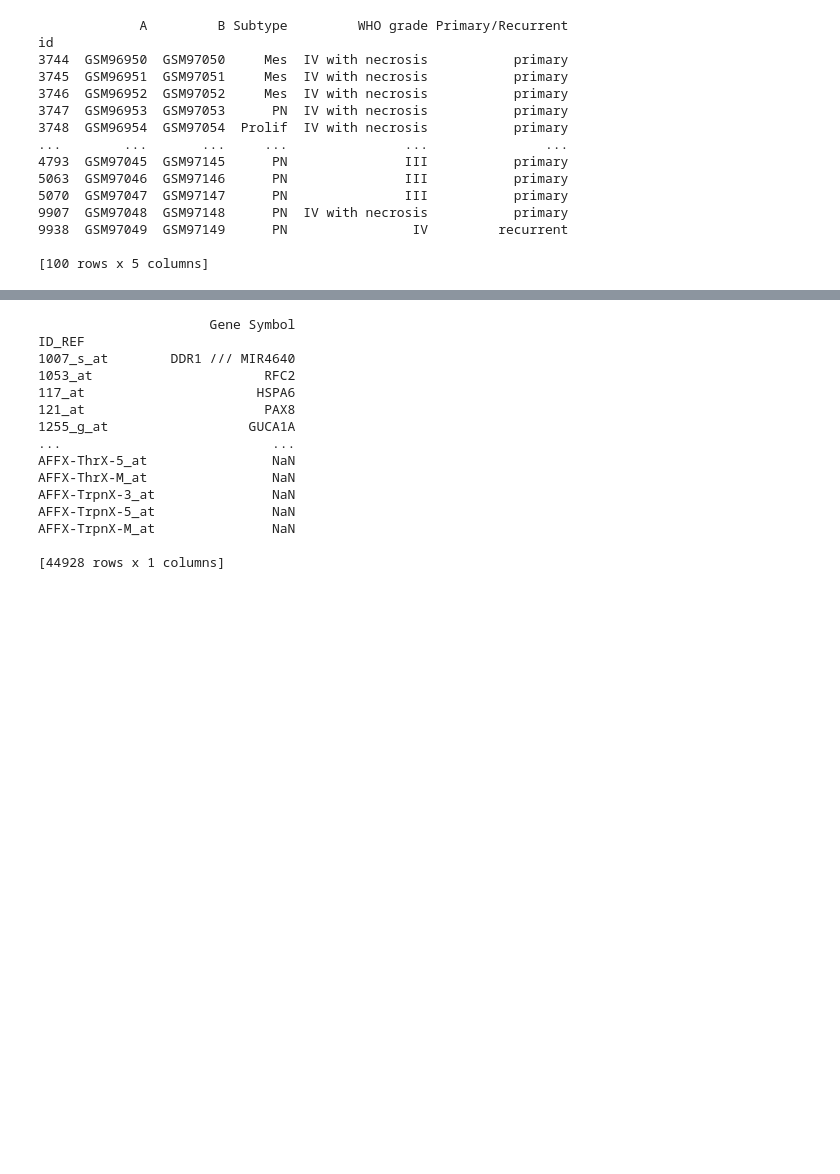
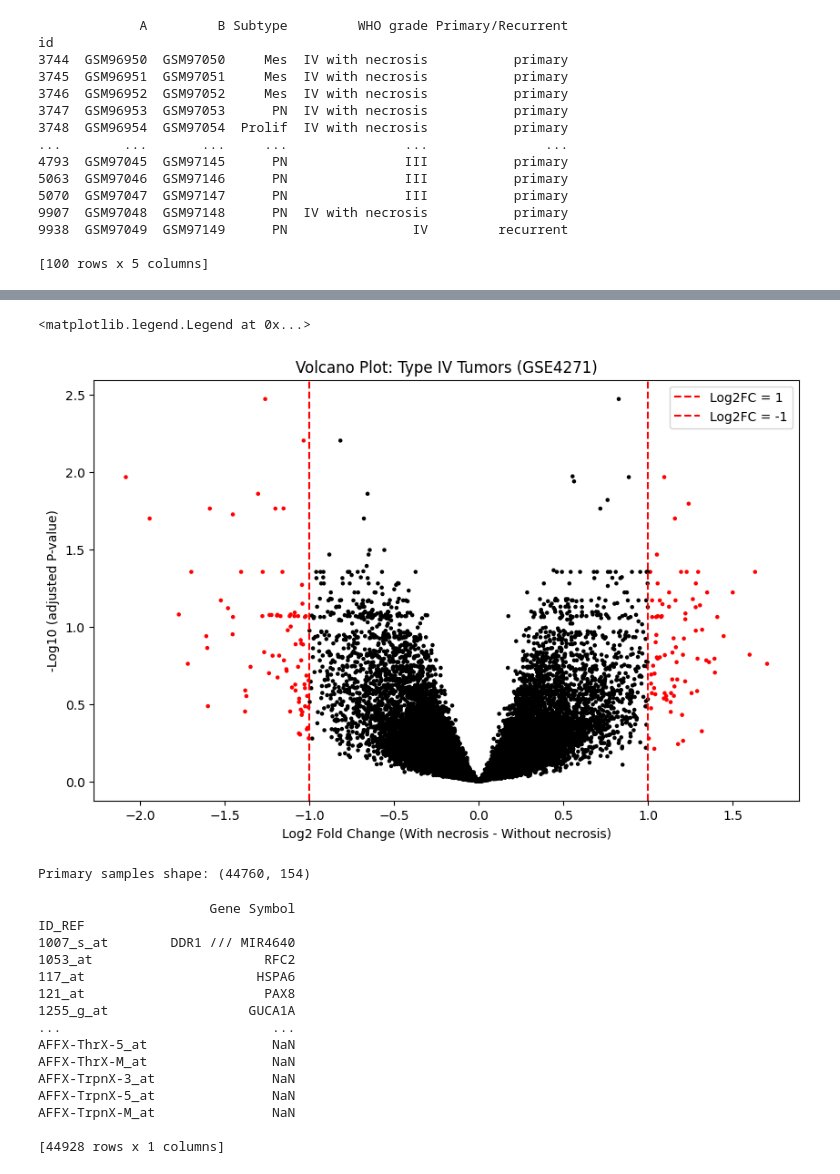
Before and after one commit to namtu06/BIO_RA, a Jupyter notebook: GEO_Processing.ipynb, the cells around one changed output, grey strips where cells are left out. Saved outputs shown, nothing was run; the diff lists cells and outputs as text; code cells hidden in the pictures; blank space fills up the shorter version.

Commit message:
split data into type III and IV, example analysis of IV

```diff
--- a/GEO_Processing.ipynb
+++ b/GEO_Processing.ipynb
@@ -14,7 +18,7 @@ expression_df = np.log2(expression_df)
 #conver expression data to csv
 expression_df.T.to_csv("data/expression_data.csv")
 
-expression_df = expression_df.T
+
 
 
 
@@ -135,0 +160,8 @@ id
+# %%
+idxWIV = typeIV[typeIV["necrosis"] == "yes" ]["A"]
+
+idxWOIV = typeIV[typeIV["necrosis"] == "no" ]["A"]
+
+
+WIV_expression = expression_df[idxWIV].dropna()
+WOIV_expression = expression_df[idxWOIV].dropna()
@@ -136,3 +217,24 @@ id
+# %%
+#Plotting the volcano plot
+
+# Plot volcano plot
+
+colors = np.where(abs(volcano_df["log2FC"]) >= 1, "red", "black")
+
+plt.figure(figsize=(10, 6))
+plt.scatter(volcano_df['log2FC'], volcano_df['adj -log10 p-value'], alpha=1, c=colors,s=5)
+plt.title('Volcano Plot: Type IV Tumors (GSE4271)')
+
+plt.xlabel('Log2 Fold Change (With necrosis - Without necrosis)')
+plt.ylabel('-Log10 (adjusted P-value)')
+
+
+plt.axvline(x=1, color='red', linestyle='--', label='Log2FC = 1')
+plt.axvline(x=-1, color='red', linestyle='--', label='Log2FC = -1')
+plt.legend()
+# %% [output]
+<matplotlib.legend.Legend at 0x...>
+[figure, added]
 # %%
 # Getting indexes of primary and recurrent samples from metadata
 
@@ -146,6 +248,8 @@ recurrent_expression = expression_df[recurrent_samples]
 
 
 print("Primary samples shape:", primary_expression.shape)
+# %% [output]
+Primary samples shape: (44760, 154)
 # %%
 #Create gene id df
 gpl1 = gse.gpls['GPL96']
```
Also changed, not shown: parts of 8 cells of this notebook.
